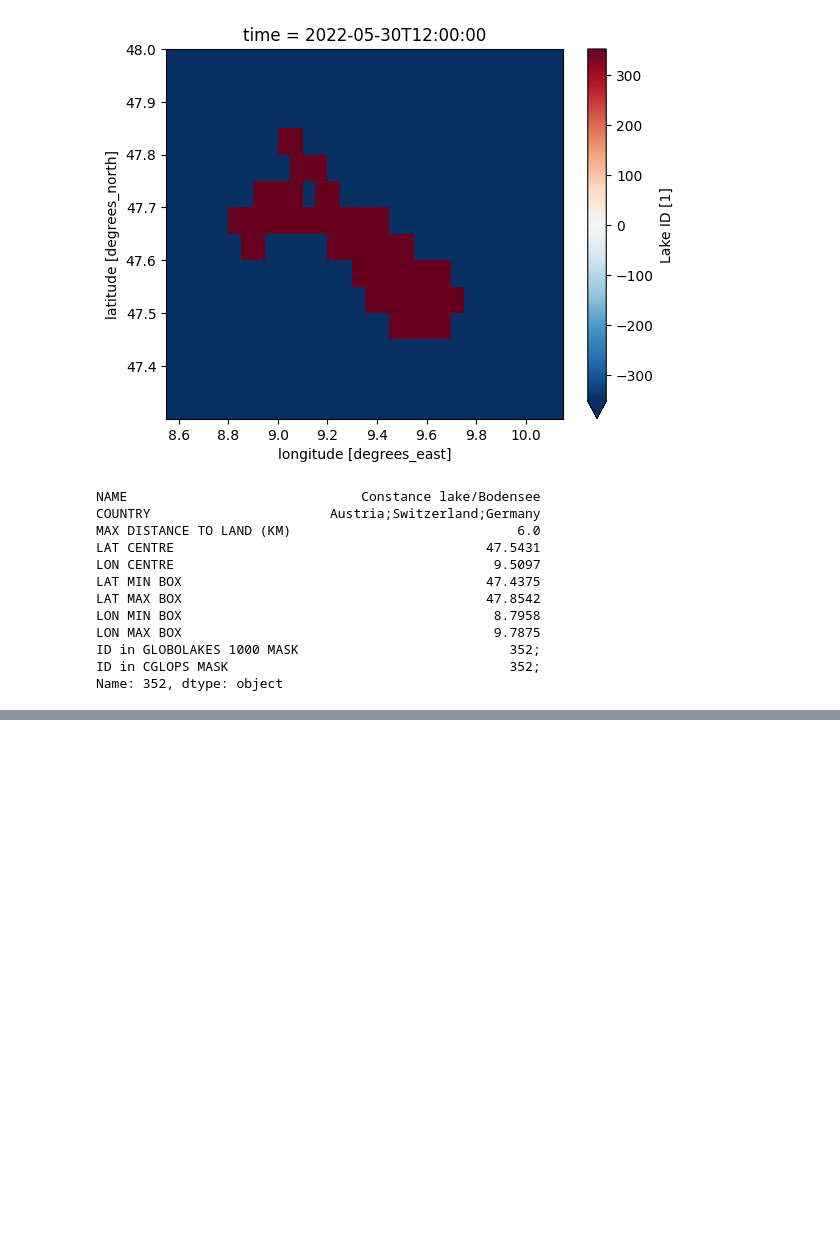
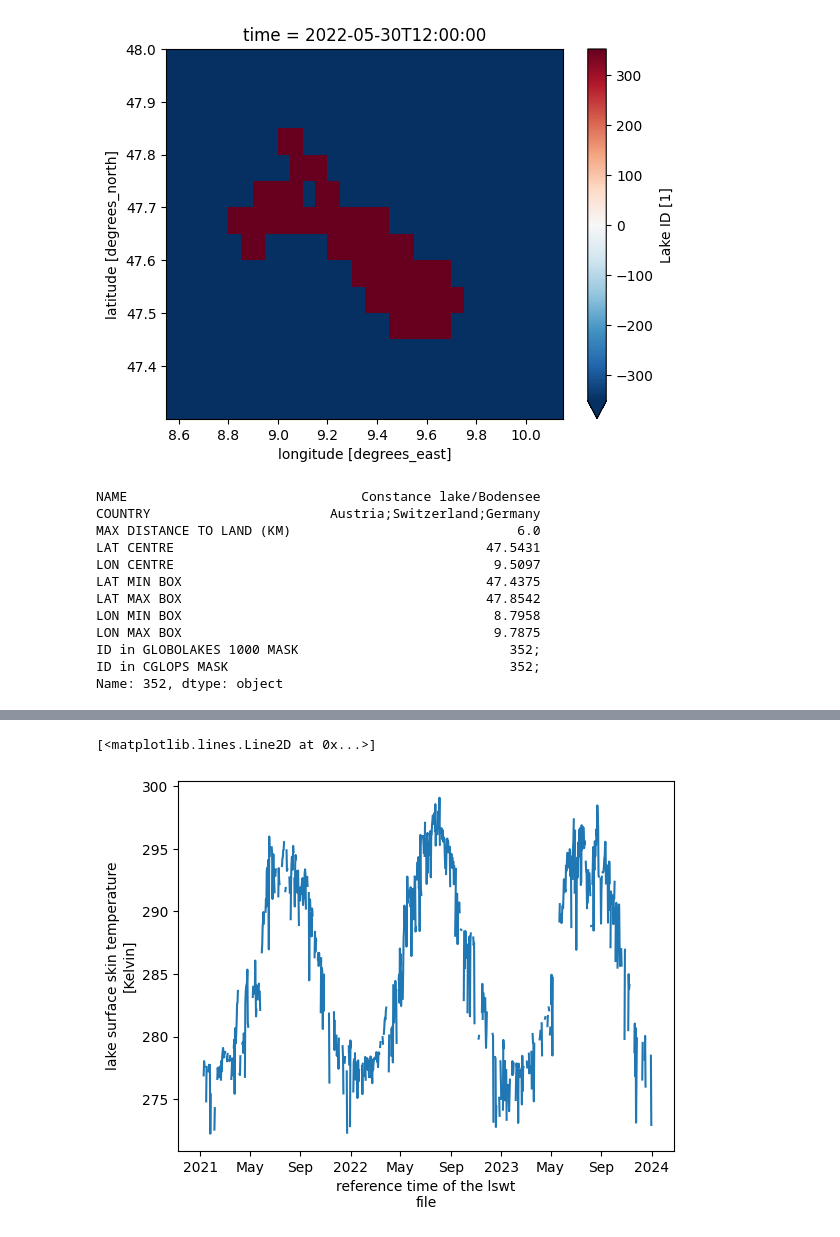
Before and after one commit to sgc-kn/cds-examples, a Jupyter notebook: lake-surface-water-temperature.ipynb, the cells around one changed output, grey strips where cells are left out. Saved outputs shown, nothing was run; the diff lists cells and outputs as text; code cells hidden in the pictures; blank space fills up the shorter version.

Commit message:
Derive timeseries for mean surface lake temperature

```diff
--- a/lake-surface-water-temperature.ipynb
+++ b/lake-surface-water-temperature.ipynb
@@ -72,7 +72,6 @@ dataset.load()
 # Lake Water Surface Temperature
 # https://cds.climate.copernicus.eu/cdsapp#!/dataset/satellite-lake-water-temperature
 
-import logging
 import shutil
 import tempfile
 import xarray
@@ -131,8 +130,8 @@ class SatelliteLakeWaterTemperature():
         pass
 
 # SatelliteLakeWaterTemperature usage example
-# it should work  for`years = range(1995, 2023)` but downloading 27 datasets will take some time!
+# it should work  for`years = range(1995, 2024)` but downloading 27 datasets will take some time!
 
-d = SatelliteLakeWaterTemperature(bodensee_area, years = [2022, 2023]).xarray()
+d = SatelliteLakeWaterTemperature(bodensee_area, years = range(2021, 2024)).xarray()
 d
 # %% [output]
@@ -174,7 +173,8 @@ cci_lakes_url = "https://zenodo.org/records/6699376/files/ESA_CCI_static_lake_ma
 cci_lakes = pandas.read_csv(cci_lakes_url).set_index('CCI ID')
 
 # Bodensee has id 352
-cci_lakes.loc[352]
+bodensee = 352
+cci_lakes.loc[bodensee]
 # %% [output]
 NAME                              Constance lake/Bodensee
 COUNTRY                       Austria;Switzerland;Germany
@@ -188,3 +188,10 @@ LON MAX BOX                                        9.7875
 ID in GLOBOLAKES 1000 MASK                           352;
 ID in CGLOPS MASK                                    352;
 Name: 352, dtype: object
+# %%
+# subset the dataset; restrict to lake = Bodensee
+ds = d.where(d['lakeid_CCI'] == float(bodensee))
+# %%
+# derive time series for mean surface temperature
+ts = ds['lake_surface_water_temperature'].groupby('time').mean(['lat', 'lon'])
+ts
@@ -190,0 +222,5 @@ Name: 352, dtype: object
+# %%
+ts.plot()
+# %% [output]
+[<matplotlib.lines.Line2D at 0x...>]
+[figure, added]
```
Also changed, not shown: parts of 4 cells of this notebook.
